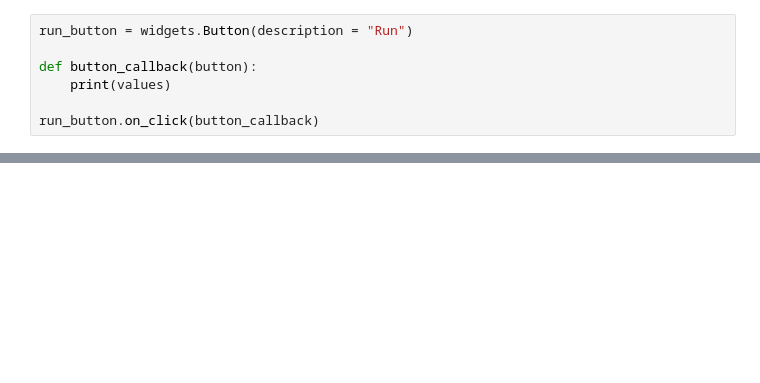
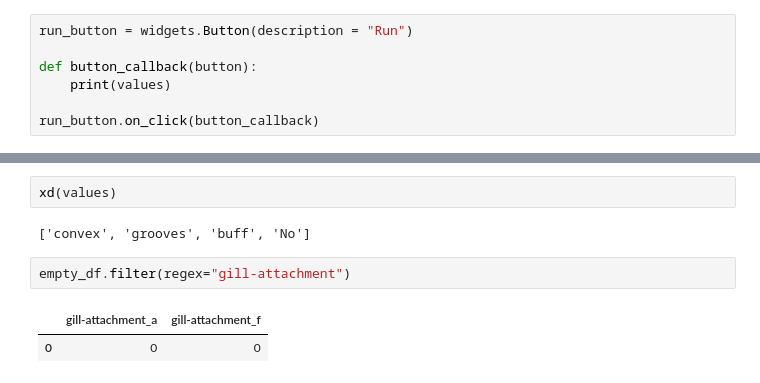
Before and after one commit to infoshareacademy/jdszr5-baraja, a Jupyter notebook: Grzyby/grzyb_final.ipynb, the cells around one changed output, grey strips where cells are left out. Cells and saved outputs as stored; diff of their text form; blank space fills up the shorter version.

```diff
--- a/Grzyby/grzyb_final.ipynb
+++ b/Grzyby/grzyb_final.ipynb
@@ -332,0 +679,9 @@ plot_confusion_matrix(xgb_cl_2,
+# %%
+xd(values)
+# %% [output]
+['convex', 'grooves', 'buff', 'No']
+# %%
+empty_df.filter(regex="gill-attachment")
+# %% [output]
+|  | gill-attachment_a | gill-attachment_f |
+| 0 | 0 | 0 |
```
Also changed, not shown: parts of 37 cells of this notebook.
